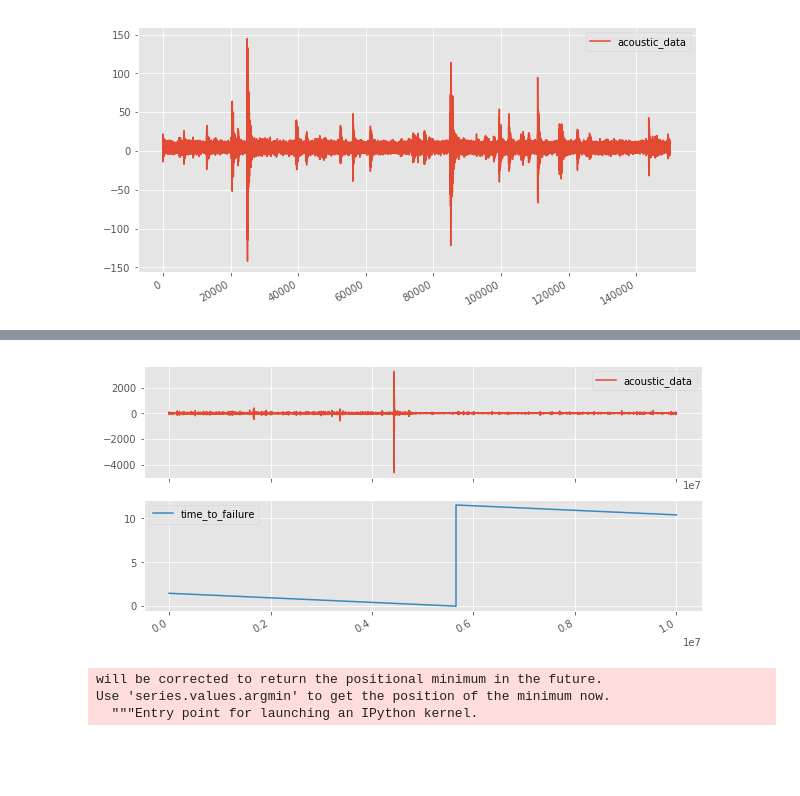
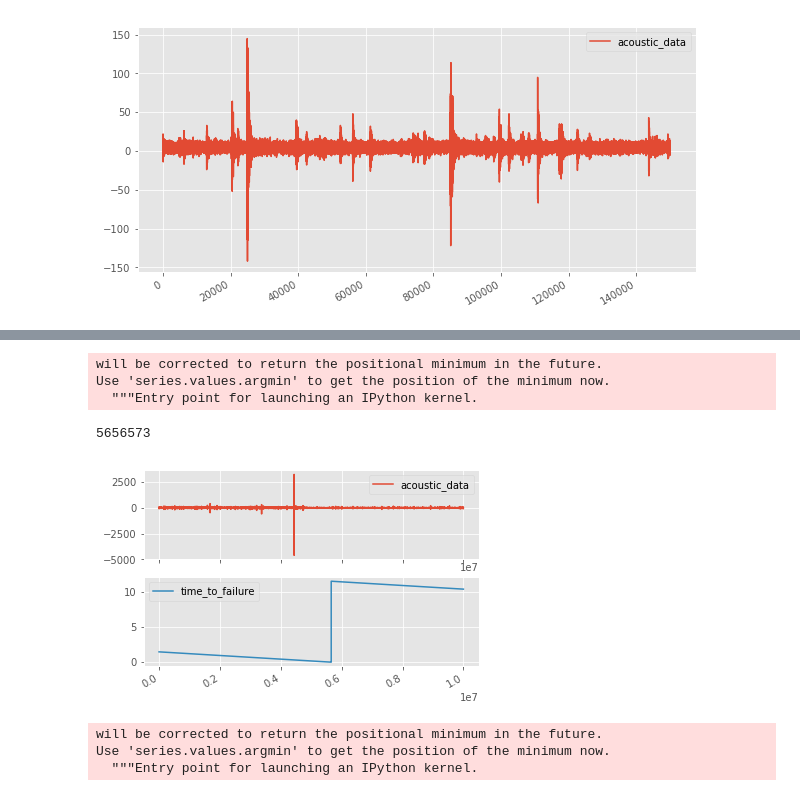
Before and after one commit to koukyo1994/kaggle-lanl, a Jupyter notebook: arai/notebook/Init.ipynb, the cells around one changed output, grey strips where cells are left out. Saved outputs shown, nothing was run; the diff lists cells and outputs as text; code cells hidden in the pictures; blank space fills up the shorter version.

```diff
--- a/arai/notebook/Init.ipynb
+++ b/arai/notebook/Init.ipynb
@@ -14,7 +14,7 @@ pd.options.display.max_colwidth = 500
 # %% [markdown]
 ## Data Loading
 # %%
-input_dir = Path("../input/")
+input_dir = Path("../../input/")
 test_dir = input_dir / "test"
 
 train = pd.read_csv(input_dir / "train/train.csv", nrows=1e7)
@@ -26,0 +36,7 @@ test.plot(subplots=True, sharey=False, figsize=(10, 5));
+# %%
+train.time_to_failure.argmin()
+# %% [output]
+will be corrected to return the positional minimum in the future.
+Use 'series.values.argmin' to get the position of the minimum now.
+  """Entry point for launching an IPython kernel.
+5656573
@@ -27,4 +45,4 @@ test.plot(subplots=True, sharey=False, figsize=(10, 5));
 # %%
-train.plot(subplots=True, sharey=False, figsize=(10, 5));
+train.plot(subplots=True, sharey=False);
 # %% [output]
-[figure, old version]
+[figure, new version]
```
Also changed, not shown: parts of 3 cells of this notebook, 6 other files.
